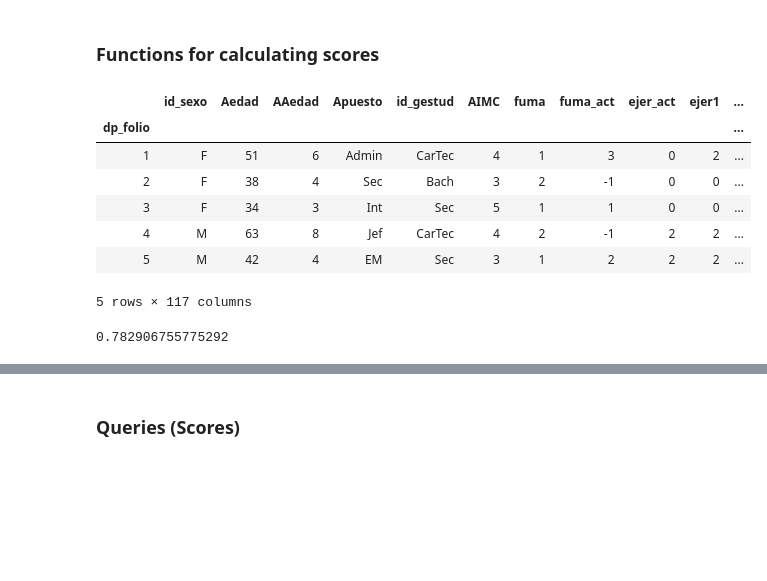
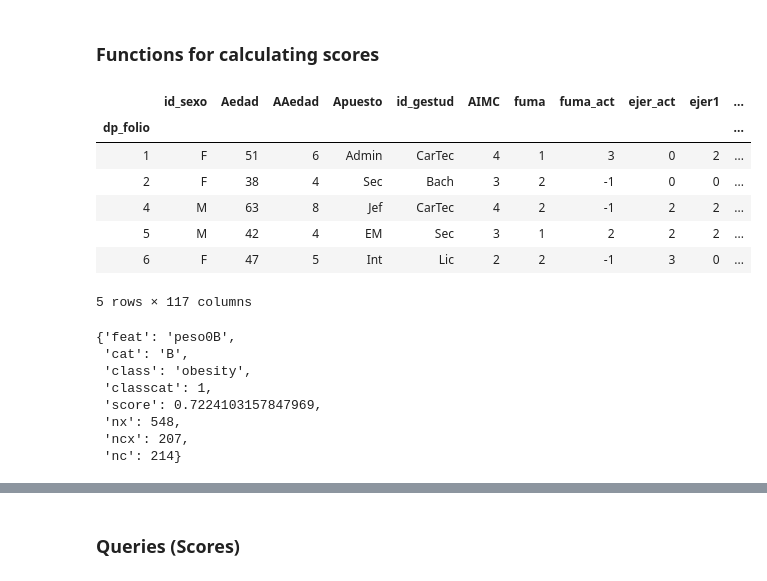
Before and after one commit to vicalbiter/histories, a Jupyter notebook: Histories + Classification.ipynb, the cells around one changed output, grey strips where cells are left out. Cells and saved outputs as stored; diff of their text form; code cells hidden in the pictures; blank space fills up the shorter version.

```diff
--- a/Histories + Classification.ipynb
+++ b/Histories + Classification.ipynb
@@ -242,3 +242,6 @@ def stringPadding(pre_padding, strings, post_padding):
     for string in strings:
         new_strings.append(pre_padding + string + post_padding)
     return new_strings
+# %%
+rdata = ndata[(ndata.ejer10B != "N") & (ndata.ejer20B != "N")]
+rdata
@@ -374,16 +438,23 @@ def getAllScores(list_of_features, classFeature, classCategory, data):
 # %%
-ndata.head()
+rdata.head()
 # %% [output]
 |  | id_sexo | Aedad | AAedad | Apuesto | id_gestud | AIMC | fuma | fuma_act | ejer_act | ejer1 | ... |
 | dp_folio |  |  |  |  |  |  |  |  |  |  | ... |
 | 1 | F | 51 | 6 | Admin | CarTec | 4 | 1 | 3 | 0 | 2 | ... |
 | 2 | F | 38 | 4 | Sec | Bach | 3 | 2 | -1 | 0 | 0 | ... |
-| 3 | F | 34 | 3 | Int | Sec | 5 | 1 | 1 | 0 | 0 | ... |
 | 4 | M | 63 | 8 | Jef | CarTec | 4 | 2 | -1 | 2 | 2 | ... |
 | 5 | M | 42 | 4 | EM | Sec | 3 | 1 | 2 | 2 | 2 | ... |
+| 6 | F | 47 | 5 | Int | Lic | 2 | 2 | -1 | 3 | 0 | ... |
 5 rows × 117 columns
 # %%
-getScore("peso0B", "B", "obesity", 1, ndata)
+getScoreFull("peso0B", "B", "obesity", 1, rdata)
 # %% [output]
-0.782906755775292
+{'feat': 'peso0B',
+ 'cat': 'B',
+ 'class': 'obesity',
+ 'classcat': 1,
+ 'score': 0.7224103157847969,
+ 'nx': 548,
+ 'ncx': 207,
+ 'nc': 214}
 # %%
```
Also changed, not shown: parts of 32 cells of this notebook, 6 other files.
